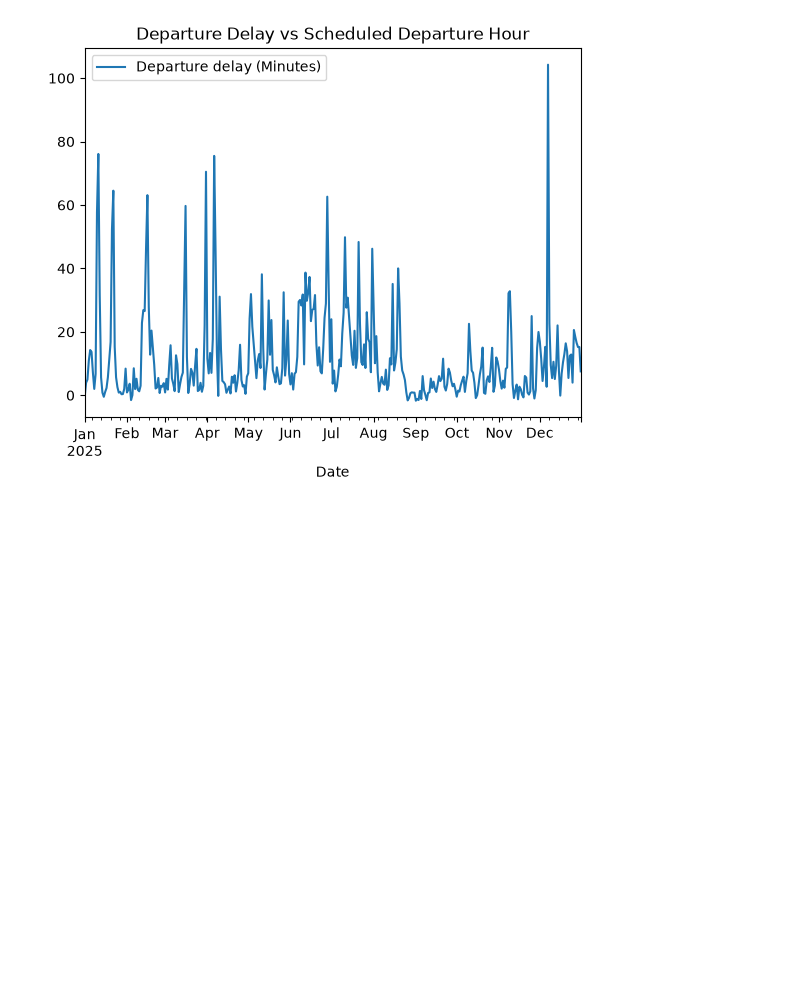
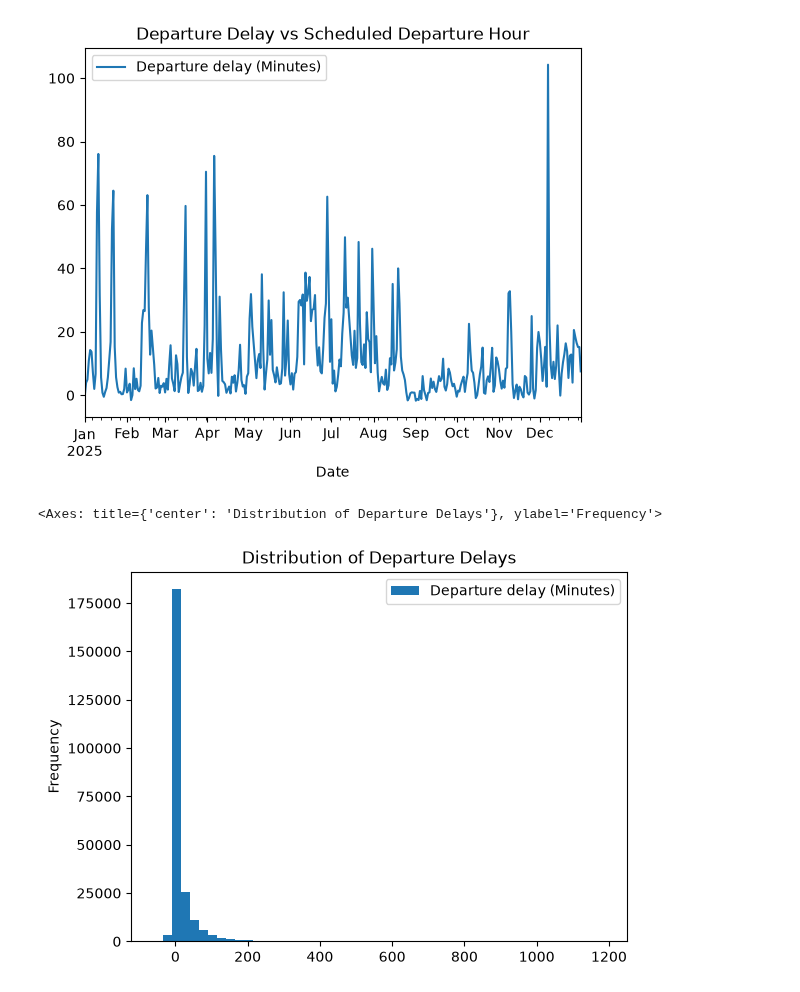
Before and after one commit to stabweee/FlightDelay, a Jupyter notebook: exploration.ipynb, the cells around one changed output. Drawn from its saved outputs; the diff is of its cells as text; code cells hidden in the pictures; blank space fills up the shorter version.

```diff
--- a/exploration.ipynb
+++ b/exploration.ipynb
@@ -21,8 +28,8 @@ flight_data.head()
 # %% [markdown]
 API call
 # %%
-min_date = data["Date (MM/DD/YYYY)"].min().strftime("%Y-%m-%d")
-max_date = data["Date (MM/DD/YYYY)"].max().strftime("%Y-%m-%d")
+min_date = flight_data["Date"].min().strftime("%Y-%m-%d")
+max_date = flight_data["Date"].max().strftime("%Y-%m-%d")
 
 lat = 33.6367
 lon = -84.4279
@@ -77,3 +104,8 @@ timeseries.plot(x="Date", y="Departure delay (Minutes)", kind="line", title="Dep
 # %% [output]
 <Axes: title={'center': 'Departure Delay vs Scheduled Departure Hour'}, xlabel='Date'>
 [figure]
+# %%
+data.plot(kind="hist", y="Departure delay (Minutes)", bins=50, title="Distribution of Departure Delays")
+# %% [output]
+<Axes: title={'center': 'Distribution of Departure Delays'}, ylabel='Frequency'>
+[figure, added]
```
Also changed, not shown: parts of 6 cells of this notebook, 1 other file.
